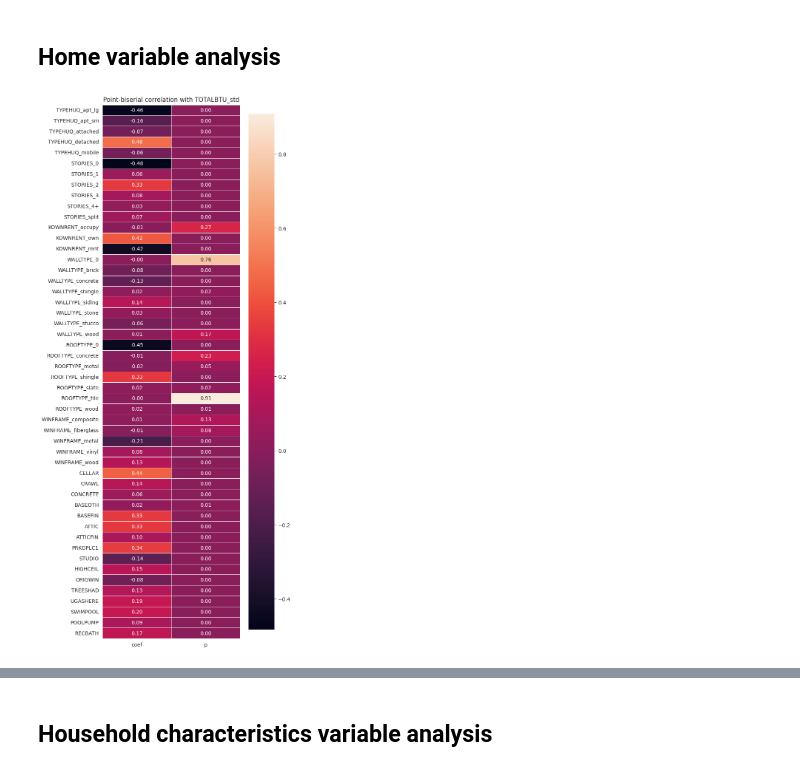
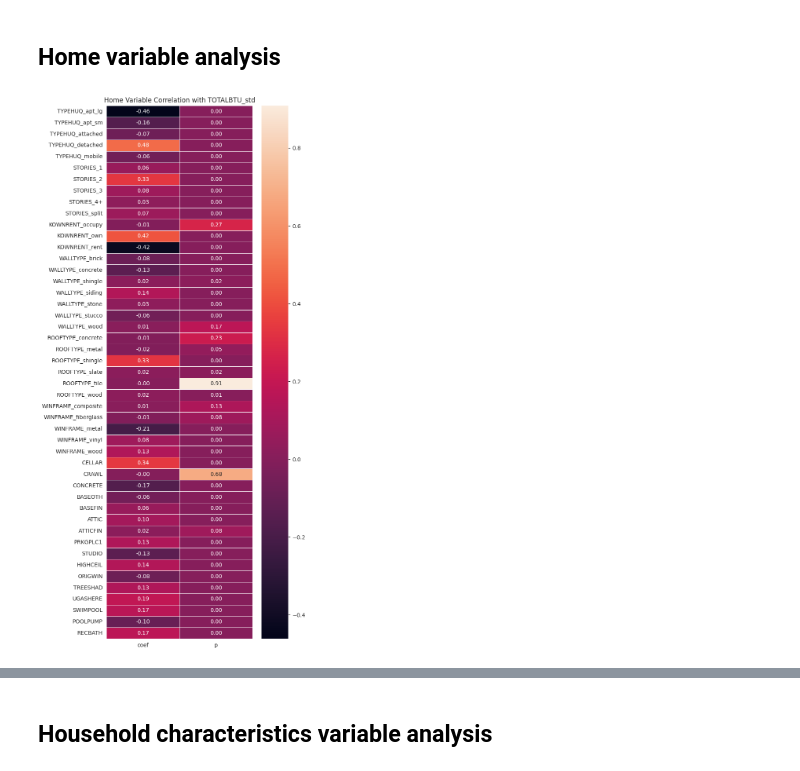
Before and after one commit to jon-codes/c964-model, a Jupyter notebook: exploratory.ipynb, the cells around one changed output, grey strips where cells are left out. Saved outputs shown, nothing was run; the diff lists cells and outputs as text; code cells hidden in the pictures.

```diff
--- a/exploratory.ipynb
+++ b/exploratory.ipynb
@@ -289,30 +280,29 @@ fuel_vars = ['FUELPOOL', 'FUELTUB', 'RANGEFUEL', 'COOKTOPFUEL', 'OVENFUEL', 'OUT
 # %%
 from scipy.stats import pointbiserialr
 
 home_vars = meta.query("`section` == 'YOUR HOME'")['variable'].tolist()
 
 home = households[home_vars + ['TOTALBTU_std']].copy().replace({
     'TYPEHUQ': {1: 'mobile', 2: 'detached', 3: 'attached', 4: 'apt_sm', 5: 'apt_lg'},
     'STORIES': {1: '1', 2: '2', 3: '3', 4: '4+', 5: 'split'},
     'KOWNRENT': {1: 'own', 2: 'rent', 3: 'occupy'},
     'WALLTYPE': {1: 'brick', 2: 'wood', 3: 'siding', 4: 'stucco', 5: 'shingle', 6: 'stone', 7: 'concrete', 99: np.nan},
     'ROOFTYPE': {1: 'tile', 2: 'wood', 3: 'metal', 4: 'slate', 5: 'shingle', 6: 'concrete', 99: np.nan},
     'WINFRAME': {1: 'wood', 2: 'metal', 3: 'vinyl', 4: 'composite', 5: 'fiberglass'},
 })
-home.fillna(0, inplace=True, downcast='infer')
 
 home_categorical = [c for c in home_vars if c in categorical_vars and c not in fuel_vars]
 home_boolean = [c for c in home_vars if c in boolean_vars and c not in ['SQFTINCB', 'SQFTINCA', 'SQFTINCG']]
 
 to_corr = pd.concat([pd.get_dummies(home[home_categorical]), home[home_boolean]], axis=1)
 corr = to_corr.corrwith(home['TOTALBTU_std'], method=pointbiserialr)
-plt.figure(figsize=(6, len(to_corr.columns) * 0.375))
+plt.figure(figsize=(6, len(corr.columns) * 0.375))
 ax = sns.heatmap(corr.T, annot=True, fmt='.2f', linewidth=0.5)
 ax.set_xticklabels(['coef', 'p'])
 ax.set_title('Home Variable Correlation with TOTALBTU_std')
 plt.show()
 # %% [output]
-[figure, old version]
+[figure, new version]
 # %%
 transformed, lmda = boxcox(home['SQFTEST'])
 home['SQFTEST_bc'] = transformed
```
Also changed, not shown: parts of 20 cells of this notebook.
